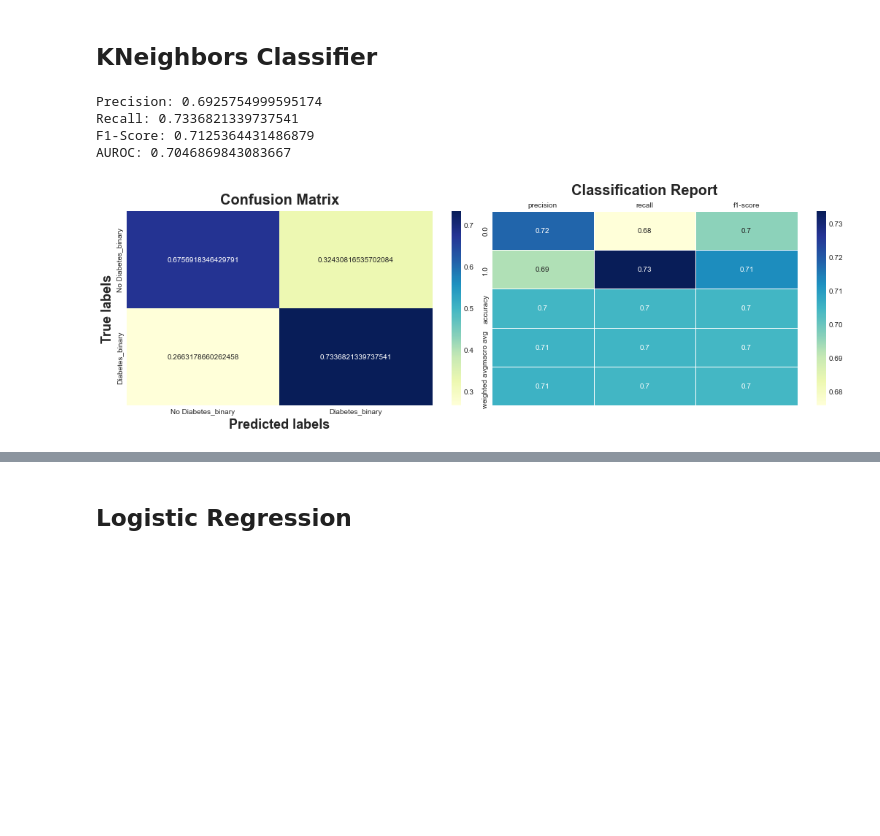
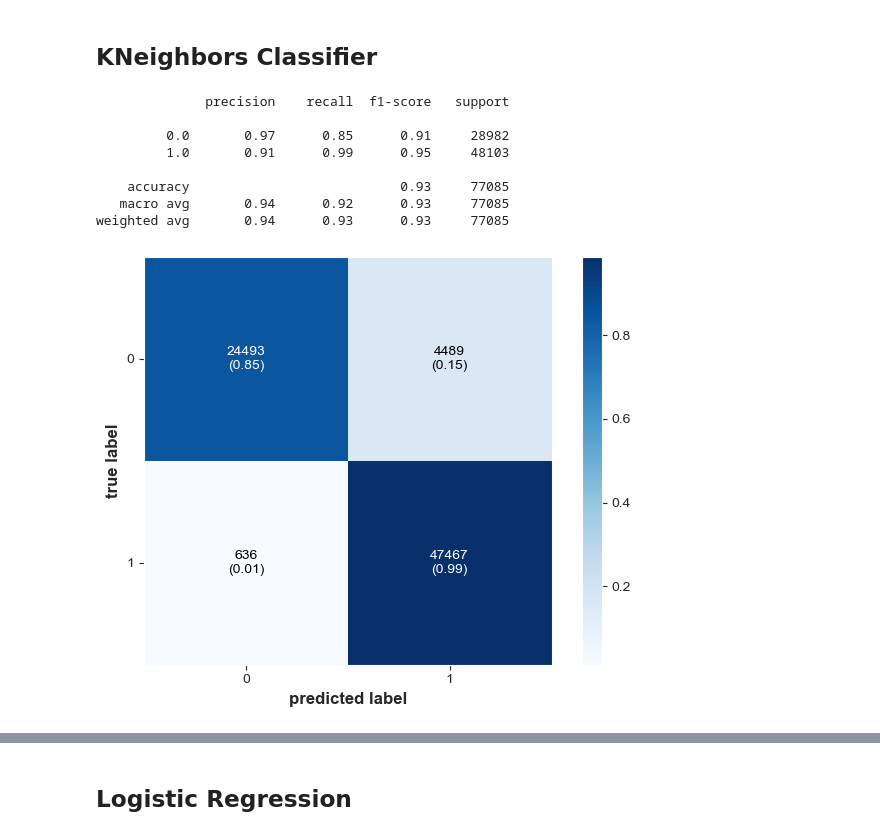
Before and after one commit to MawadaMhd/Cardiovasculasr-Disease-Prediction, a Jupyter notebook: Diabetes Health Indicators/Diabetes Health Indicators 74.ipynb, the cells around one changed output, grey strips where cells are left out. Drawn from its saved outputs; the diff is of its cells as text; code cells hidden in the pictures; blank space fills up the shorter version.

```diff
--- a/Diabetes Health Indicators/Diabetes Health Indicators 74.ipynb
+++ b/Diabetes Health Indicators/Diabetes Health Indicators 74.ipynb
@@ -64,9 +64,9 @@ plt.rc(
 # %% [markdown]
 <h3>Loading the dataset</h3>
 # %%
-df1 = pd.read_csv("diabetes_012_health_indicators_BRFSS2021.csv")
-df2 = pd.read_csv("diabetes_binary_5050split_health_indicators_BRFSS2021.csv")
-df3 = pd.read_csv("diabetes_binary_health_indicators_BRFSS2021.csv")
+df1 = pd.read_csv("E:/Data Analytics/Projects/Data sets and code asset/Binary Classification/diabetes_012_health_indicators_BRFSS2021/diabetes_012_health_indicators_BRFSS2021.csv")
+df2 = pd.read_csv("E:/Data Analytics/Projects/Data sets and code asset/Binary Classification/diabetes_012_health_indicators_BRFSS2021/diabetes_binary_5050split_health_indicators_BRFSS2021.csv")
+df3 = pd.read_csv("E:/Data Analytics/Projects/Data sets and code asset/Binary Classification/diabetes_012_health_indicators_BRFSS2021/diabetes_binary_health_indicators_BRFSS2021.csv")
 # %%
 # normalize 3x class into binary and rename to 'Diabetes_binary'
 df1['Diabetes_012'] = df1['Diabetes_012'].replace({1: 1, 2: 1, 0: 0})
@@ -420,5 +394,3 @@ Name: Diabetes_binary, dtype: int64
-# %%
-df = pd.concat([df_0, df_1], axis=0)
 # %% [markdown]
 #### features importance(Features utility scores)
 # %%
@@ -618,0 +573,9 @@ clf_plot(y_val_pred1)
+# %%
+# calculating and plotting the confusion matrix
+def plot_cm(y_predicted):
+    cm1 = confusion_matrix(y_test, y_predicted)
+    plot_confusion_matrix(conf_mat=cm1,show_absolute=True,
+                                show_normed=True,
+                                colorbar=True)
+    plt.show()
+plot_cm(y_val_pred1)
@@ -622,0 +590,4 @@ roc(rfc,y_val_pred1)
+# %%
+from imblearn.combine import SMOTEENN
+sm = SMOTEENN()
+x_resampled, y_resampled = sm.fit_resample(x,y)
@@ -627,20 +624,20 @@ roc(rfc,y_val_pred1)
 from sklearn.neighbors import KNeighborsClassifier
 knn = KNeighborsClassifier().fit(x_train, y_train)
 y_val_pred2 = knn.predict(x_test)
-
-print(f'Precision: {precision_score(y_test, y_val_pred2)}')
-print(f'Recall: {recall_score(y_test, y_val_pred2)}')
-print(f'F1-Score: {f1_score(y_test, y_val_pred2)}')
-print(f'AUROC: {roc_auc_score(y_test, y_val_pred2)}')
+print(classification_report(y_test, y_val_pred2))
 # %% [output]
-Precision: 0.6925754999595174
-Recall: 0.7336821339737541
-F1-Score: 0.7125364431486879
-AUROC: 0.7046869843083667
+              precision    recall  f1-score   support
+
+         0.0       0.97      0.85      0.91     28982
+         1.0       0.91      0.99      0.95     48103
+
+    accuracy                           0.93     77085
+   macro avg       0.94      0.92      0.93     77085
+weighted avg       0.94      0.93      0.93     77085
 # %%
-clf_plot(y_val_pred2)
+plot_cm(y_val_pred2)
 # %% [output]
-[figure, old version]
+[figure, new version]
 # %%
 roc(knn,y_val_pred2)
 # %% [output]
```
Also changed, not shown: parts of 44 cells of this notebook.
